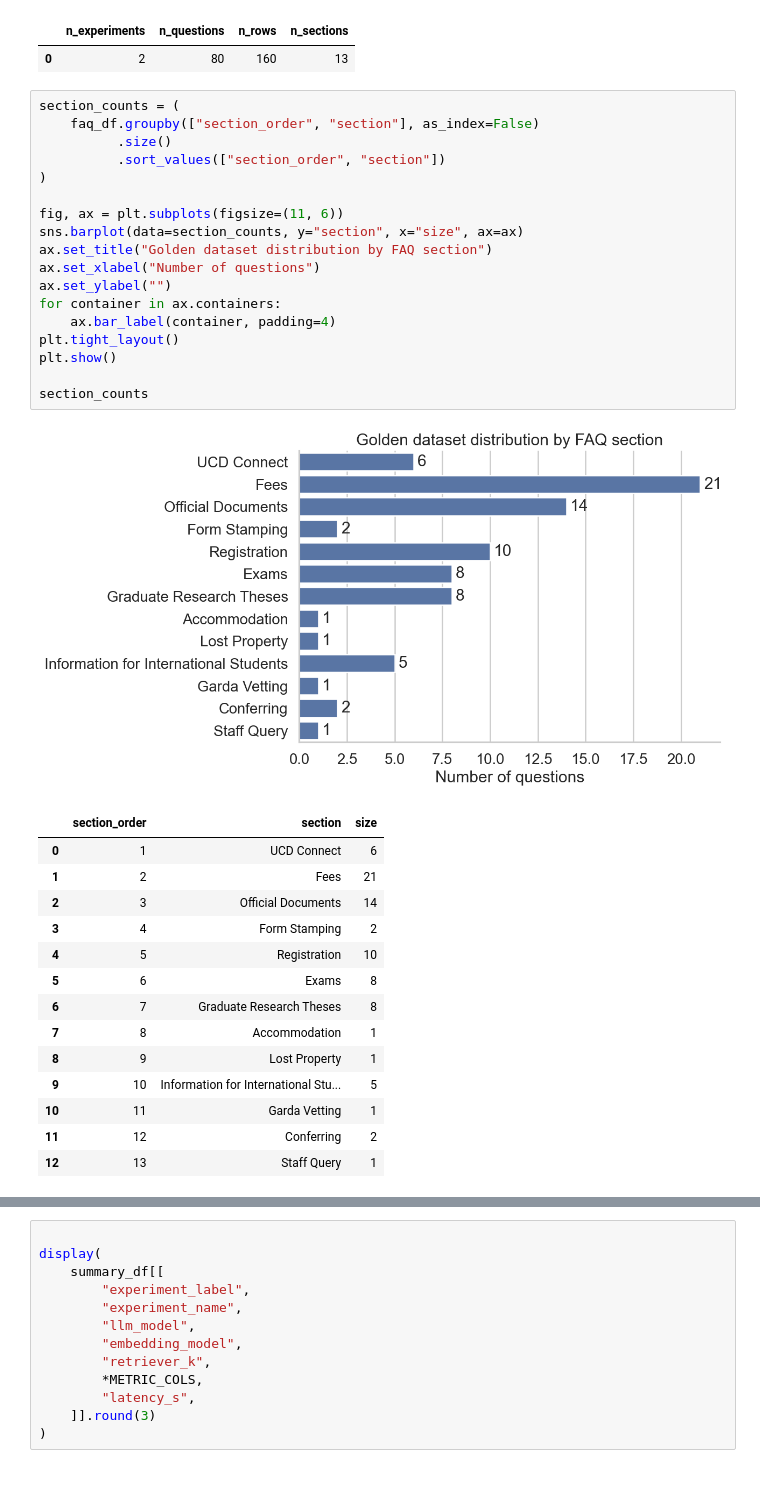
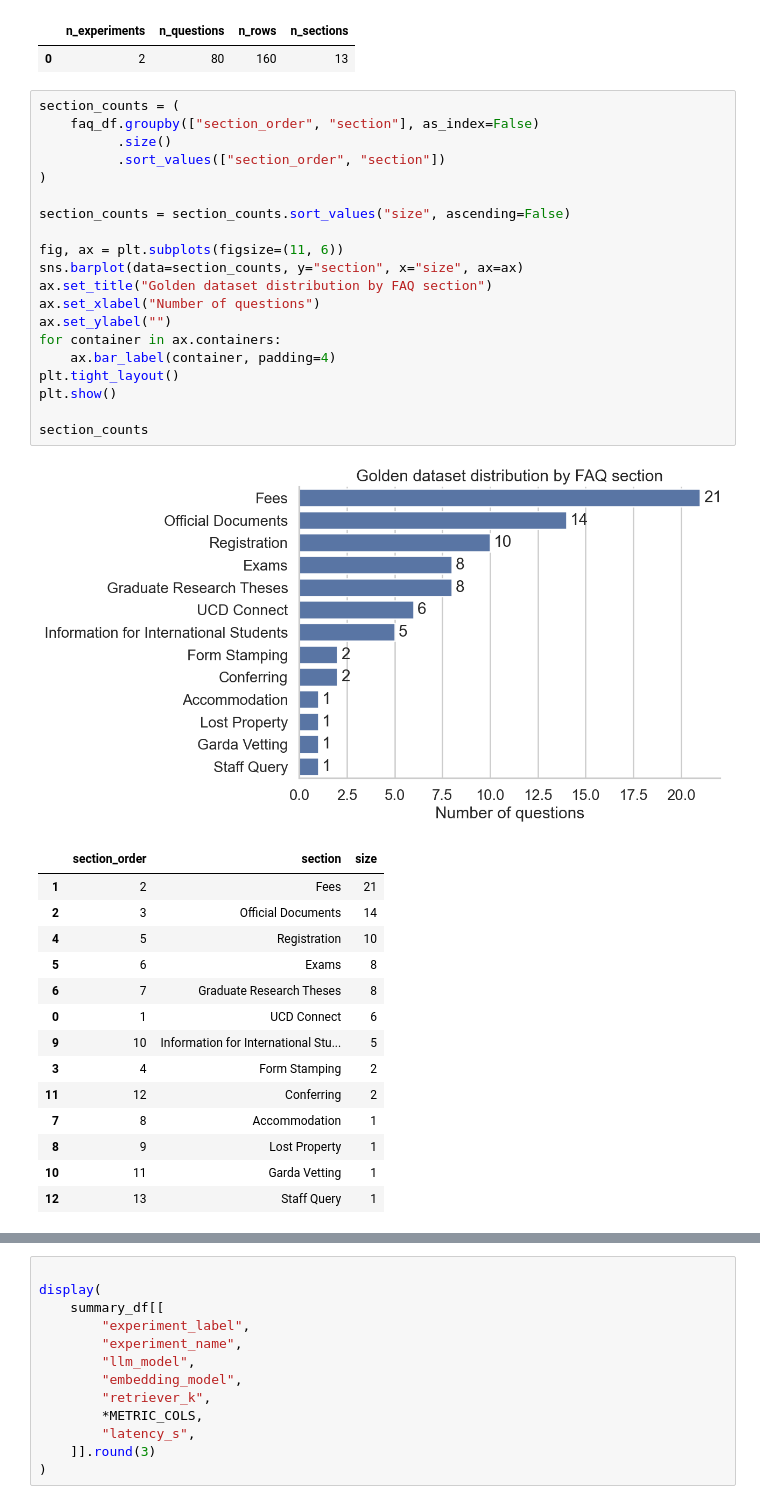
Before and after one commit to mcloue25/COMP41860-dashboard, a Jupyter notebook: backend/ragas_analysis.ipynb, the cells around one changed output, grey strips where cells are left out. Saved outputs shown, nothing was run; the diff lists cells and outputs as text.

```diff
--- a/backend/ragas_analysis.ipynb
+++ b/backend/ragas_analysis.ipynb
@@ -321,35 +213,37 @@ display(overview)
 # %%
 section_counts = (
     faq_df.groupby(["section_order", "section"], as_index=False)
           .size()
           .sort_values(["section_order", "section"])
 )
+
+section_counts = section_counts.sort_values("size", ascending=False)
 
 fig, ax = plt.subplots(figsize=(11, 6))
 sns.barplot(data=section_counts, y="section", x="size", ax=ax)
 ax.set_title("Golden dataset distribution by FAQ section")
 ax.set_xlabel("Number of questions")
 ax.set_ylabel("")
 for container in ax.containers:
     ax.bar_label(container, padding=4)
 plt.tight_layout()
 plt.show()
 
 section_counts
 # %% [output]
-[figure, old version]
+[figure, new version]
 |  | section_order | section | size |
-| 0 | 1 | UCD Connect | 6 |
 | 1 | 2 | Fees | 21 |
 | 2 | 3 | Official Documents | 14 |
-| 3 | 4 | Form Stamping | 2 |
 | 4 | 5 | Registration | 10 |
 | 5 | 6 | Exams | 8 |
 | 6 | 7 | Graduate Research Theses | 8 |
+| 0 | 1 | UCD Connect | 6 |
+| 9 | 10 | Information for International Stu... | 5 |
+| 3 | 4 | Form Stamping | 2 |
+| 11 | 12 | Conferring | 2 |
 | 7 | 8 | Accommodation | 1 |
 | 8 | 9 | Lost Property | 1 |
-| 9 | 10 | Information for International Stu... | 5 |
 | 10 | 11 | Garda Vetting | 1 |
-| 11 | 12 | Conferring | 2 |
 | 12 | 13 | Staff Query | 1 |
 # %% [markdown]
```
Also changed, not shown: parts of 11 cells of this notebook, 3 other files.
